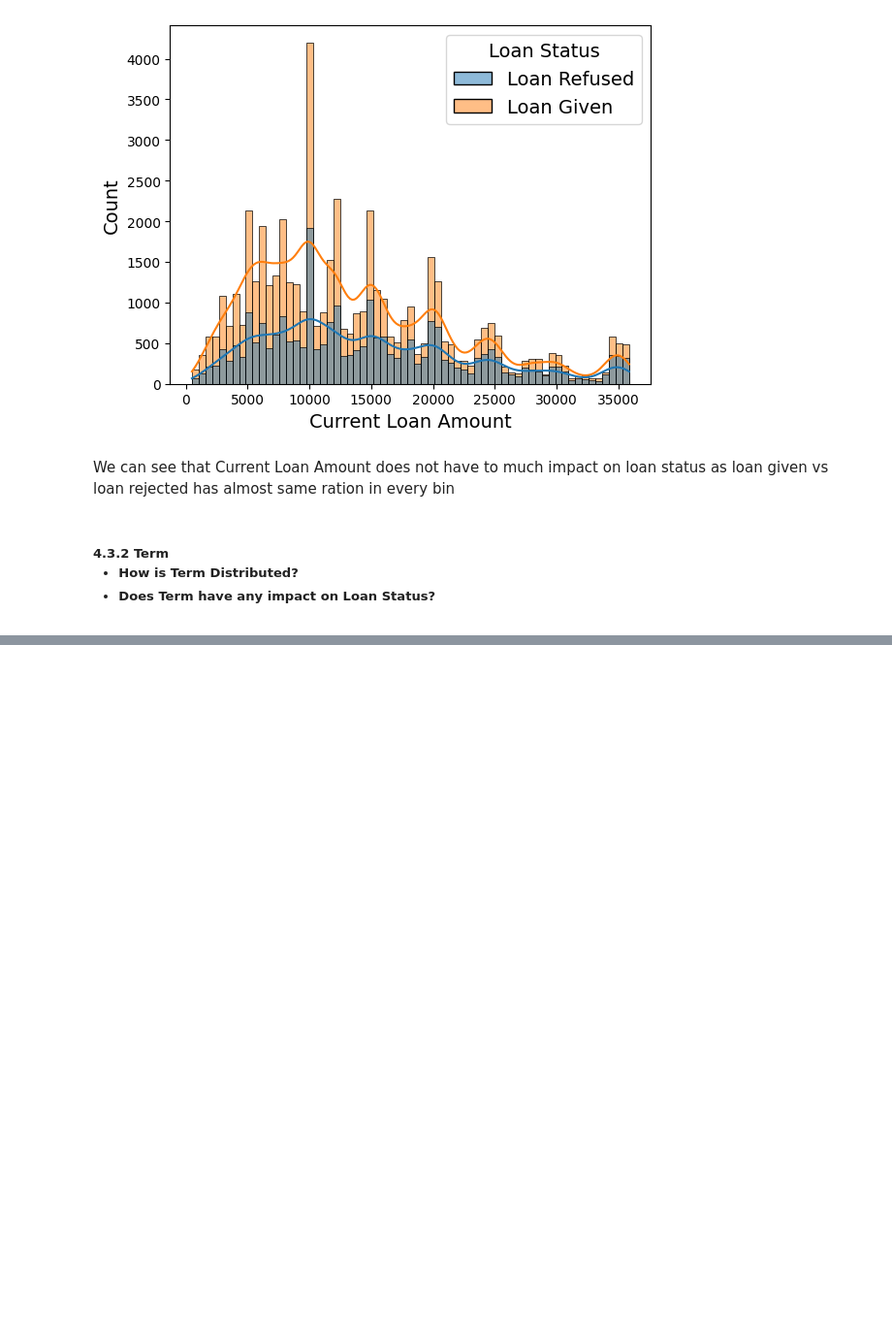
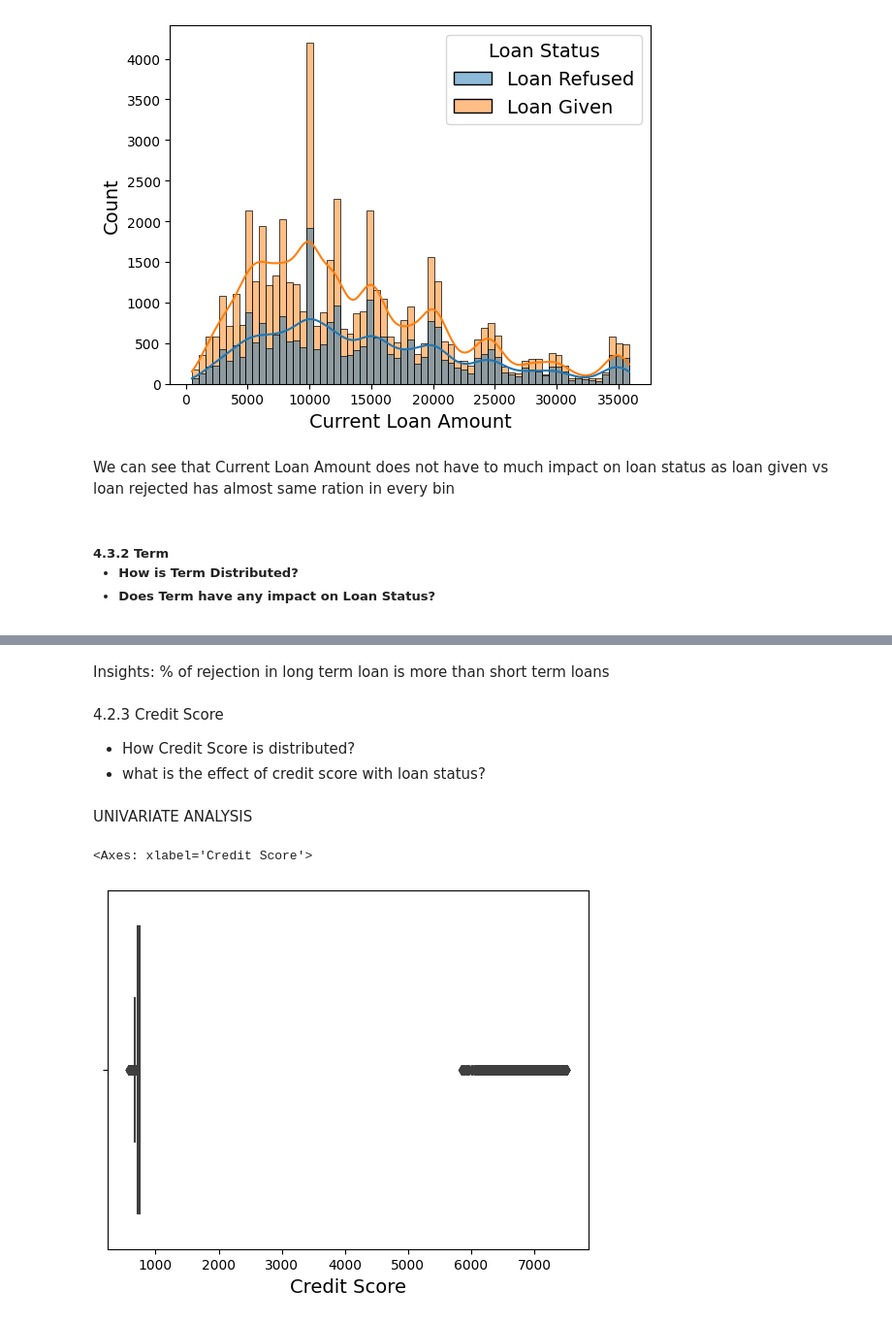
Before and after one commit to RohitDas92/Loan-Approval-Prediction-Project, a Jupyter notebook: loan_approval_prediction.ipynb, the cells around one changed output, grey strips where cells are left out. Shown: that part at 97% size. Drawn from its saved outputs; the diff is of its cells as text; code cells hidden in the pictures; blank space fills up the shorter version.

```diff
--- a/loan_approval_prediction.ipynb
+++ b/loan_approval_prediction.ipynb
@@ -480,0 +514,16 @@ plt.show()
+# %% [markdown]
+Insights: % of rejection in long term loan is more than short term loans
+# %% [markdown]
+4.2.3 Credit Score
+
+- How Credit Score is distributed?
+- what is the effect of credit score with loan status?
+# %% [markdown]
+UNIVARIATE ANALYSIS
+# %%
+# Outliers Checking and Handeling
+
+sns.boxplot(data=df_duplicates_removed,x='Credit Score')
+# %% [output]
+<Axes: xlabel='Credit Score'>
+[figure, added]
```
Also changed, not shown: parts of 24 cells of this notebook.
